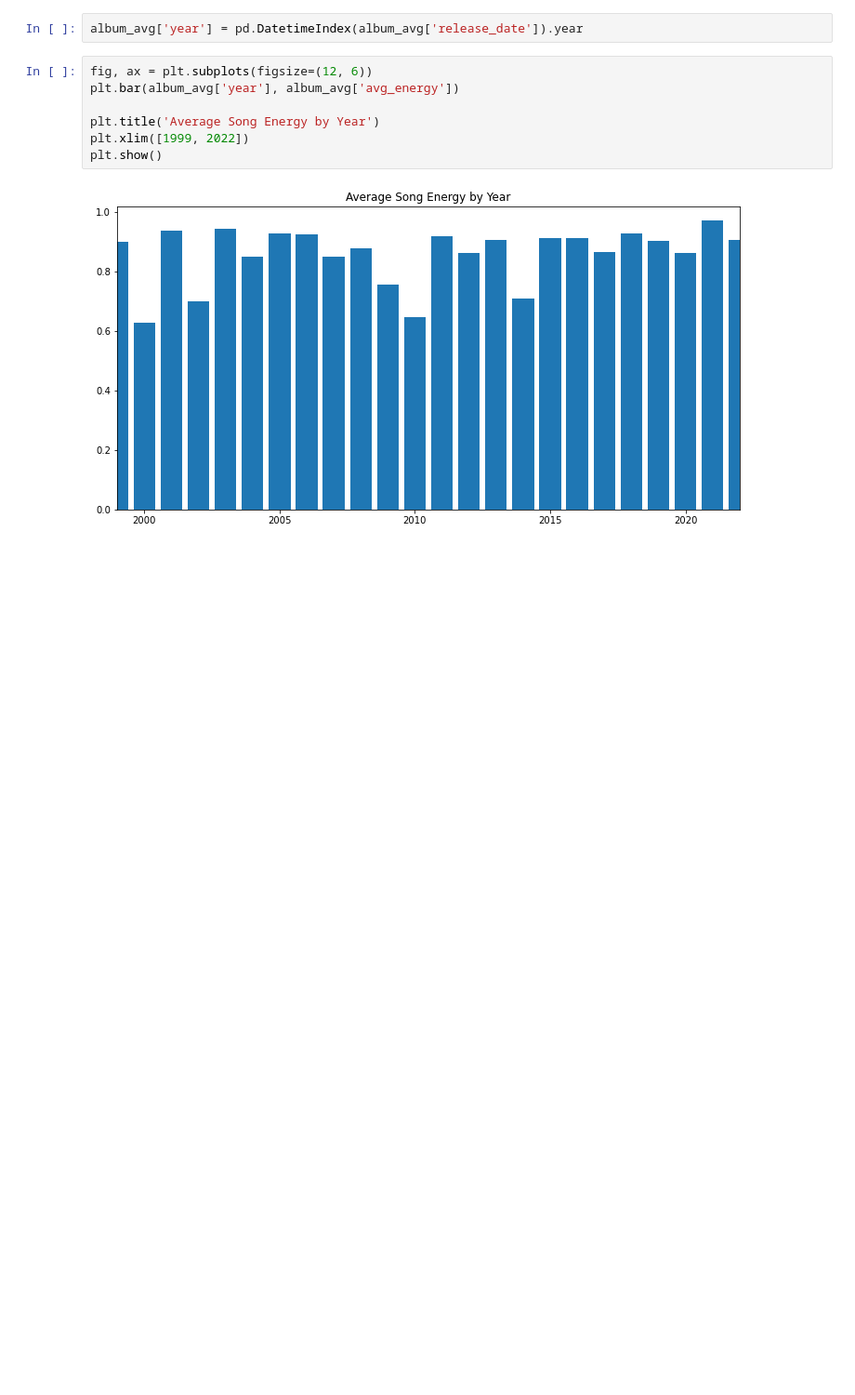
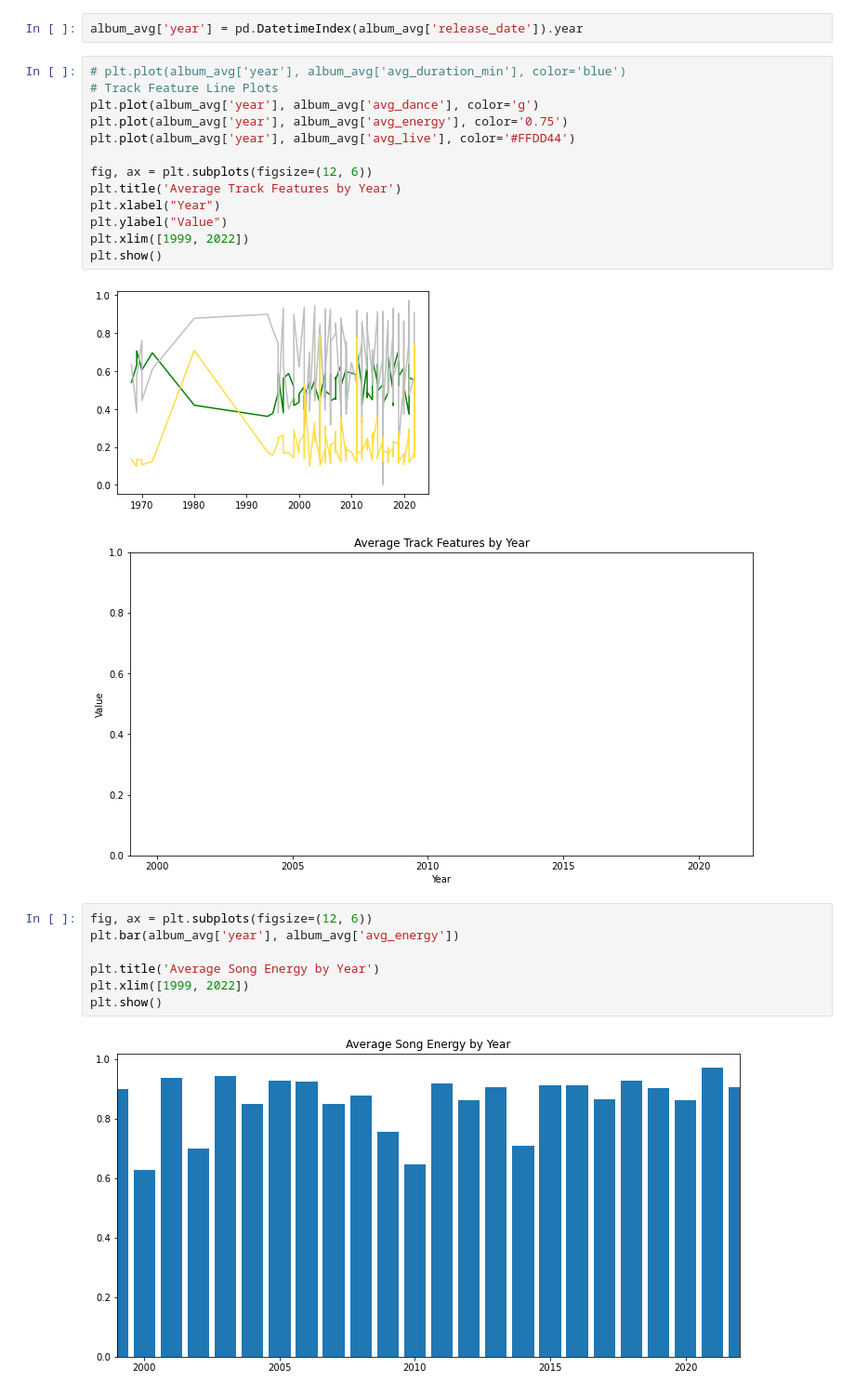
Before and after one commit to sschwartzdata/onramp_project, a Jupyter notebook: Submissions/proof_of_concept.ipynb, the cells around one changed output. Shown at 93% size. Drawn from its saved outputs; the diff is of its cells as text; blank space fills up the shorter version.

Commit message:
final_cleaning
cleaned visualizations

```diff
--- a/Submissions/proof_of_concept.ipynb
+++ b/Submissions/proof_of_concept.ipynb
@@ -1731,5 +1674,21 @@ memory usage: 6.4+ KB
 # %%
 album_avg['year'] = pd.DatetimeIndex(album_avg['release_date']).year
+# %%
+# plt.plot(album_avg['year'], album_avg['avg_duration_min'], color='blue')
+# Track Feature Line Plots
+plt.plot(album_avg['year'], album_avg['avg_dance'], color='g')
+plt.plot(album_avg['year'], album_avg['avg_energy'], color='0.75')
+plt.plot(album_avg['year'], album_avg['avg_live'], color='#FFDD44')
+
+fig, ax = plt.subplots(figsize=(12, 6))
+plt.title('Average Track Features by Year')
+plt.xlabel("Year")
+plt.ylabel("Value")
+plt.xlim([1999, 2022])
+plt.show()
+# %% [output]
+[figure, added]
+[figure, added]
 # %%
 fig, ax = plt.subplots(figsize=(12, 6))
 plt.bar(album_avg['year'], album_avg['avg_energy'])
```
Also changed, not shown: parts of 13 cells of this notebook, 13 other files.
